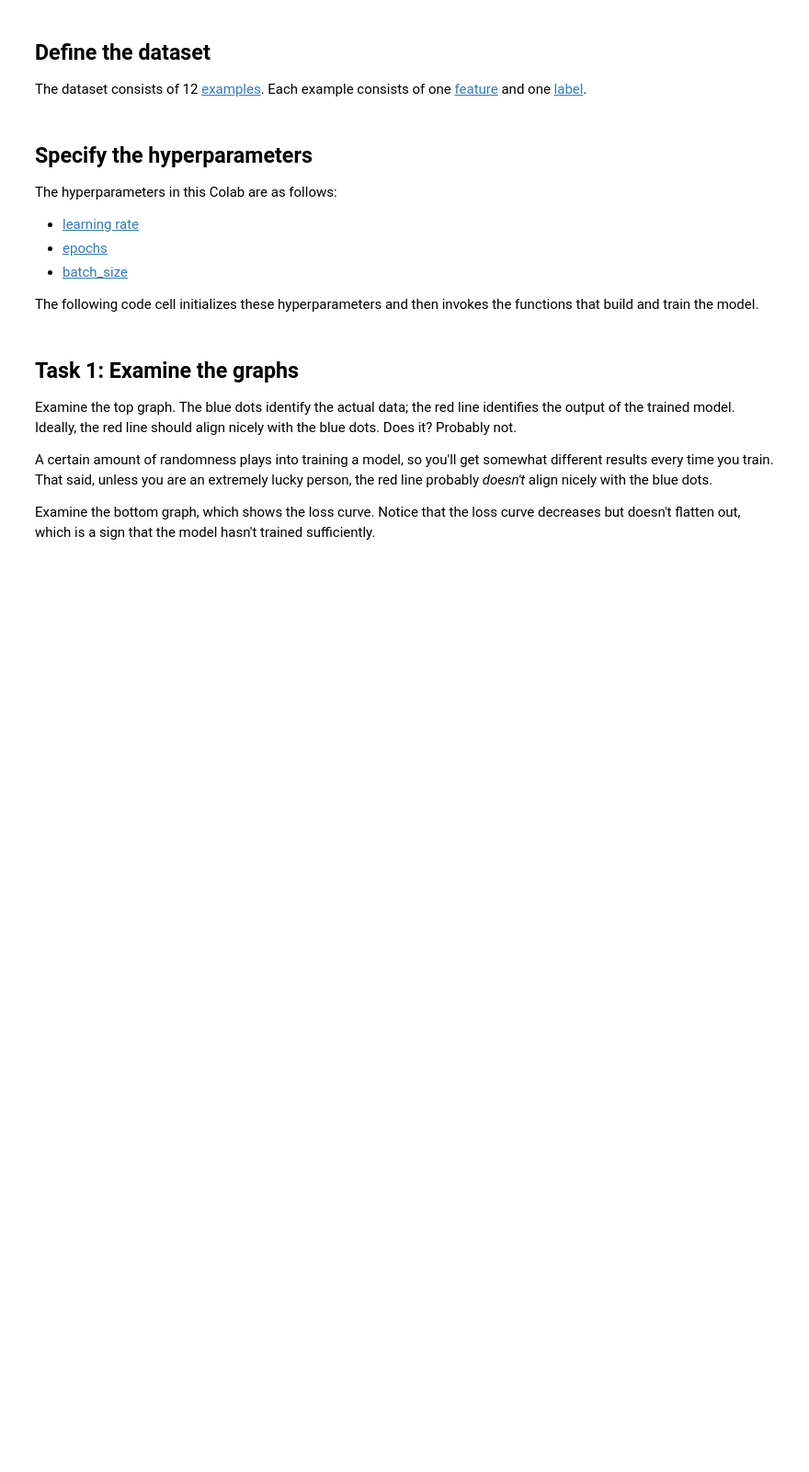
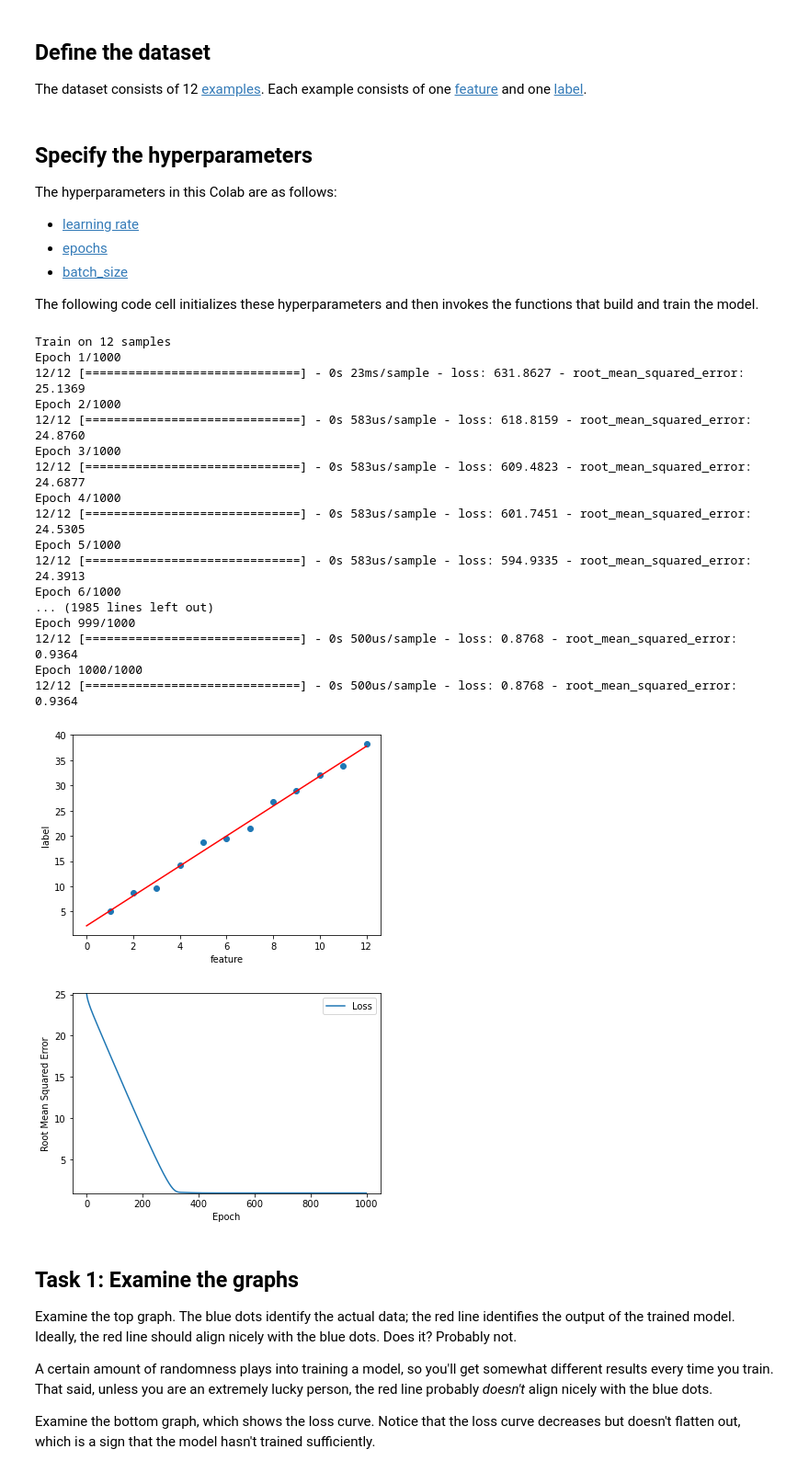
Before and after one commit to iluvjava/Silly_Python_Stuff, a Jupyter notebook: ml_related/tensor_flow/tf_linear_regression/Linear_Regression_with_Synthetic_Data.ipynb, the cells around one changed output. Shown at 92% size. Cells and saved outputs as stored; diff of their text form; code cells hidden in the pictures; blank space fills up the shorter version.

```diff
--- a/ml_related/tensor_flow/tf_linear_regression/Linear_Regression_with_Synthetic_Data.ipynb
+++ b/ml_related/tensor_flow/tf_linear_regression/Linear_Regression_with_Synthetic_Data.ipynb
@@ -201,15 +205,35 @@ The hyperparameters in this Colab are as follows:
 The following code cell initializes these hyperparameters and then invokes the functions that build and train the model.
 # %%
 learning_rate=0.01
-epochs=10
+epochs=1000
 my_batch_size=12
 
 my_model = build_model(learning_rate)
 trained_weight, trained_bias, epochs, rmse = train_model(my_model, my_feature,
                                                          my_label, epochs,
                                                          my_batch_size)
 plot_the_model(trained_weight, trained_bias, my_feature, my_label)
 plot_the_loss_curve(epochs, rmse)
+# %% [output]
+Train on 12 samples
+Epoch 1/1000
+12/12 [==============================] - 0s 23ms/sample - loss: 631.8627 - root_mean_squared_error: 25.1369
+Epoch 2/1000
+12/12 [==============================] - 0s 583us/sample - loss: 618.8159 - root_mean_squared_error: 24.8760
+Epoch 3/1000
+12/12 [==============================] - 0s 583us/sample - loss: 609.4823 - root_mean_squared_error: 24.6877
+Epoch 4/1000
+12/12 [==============================] - 0s 583us/sample - loss: 601.7451 - root_mean_squared_error: 24.5305
+Epoch 5/1000
+12/12 [==============================] - 0s 583us/sample - loss: 594.9335 - root_mean_squared_error: 24.3913
+Epoch 6/1000
+... (1985 lines left out)
+Epoch 999/1000
+12/12 [==============================] - 0s 500us/sample - loss: 0.8768 - root_mean_squared_error: 0.9364
+Epoch 1000/1000
+12/12 [==============================] - 0s 500us/sample - loss: 0.8768 - root_mean_squared_error: 0.9364
+[figure, added]
+[figure, added]
 # %% [markdown]
 ## Task 1: Examine the graphs
 
```
Also changed, not shown: parts of 6 cells of this notebook, 7 other files.
